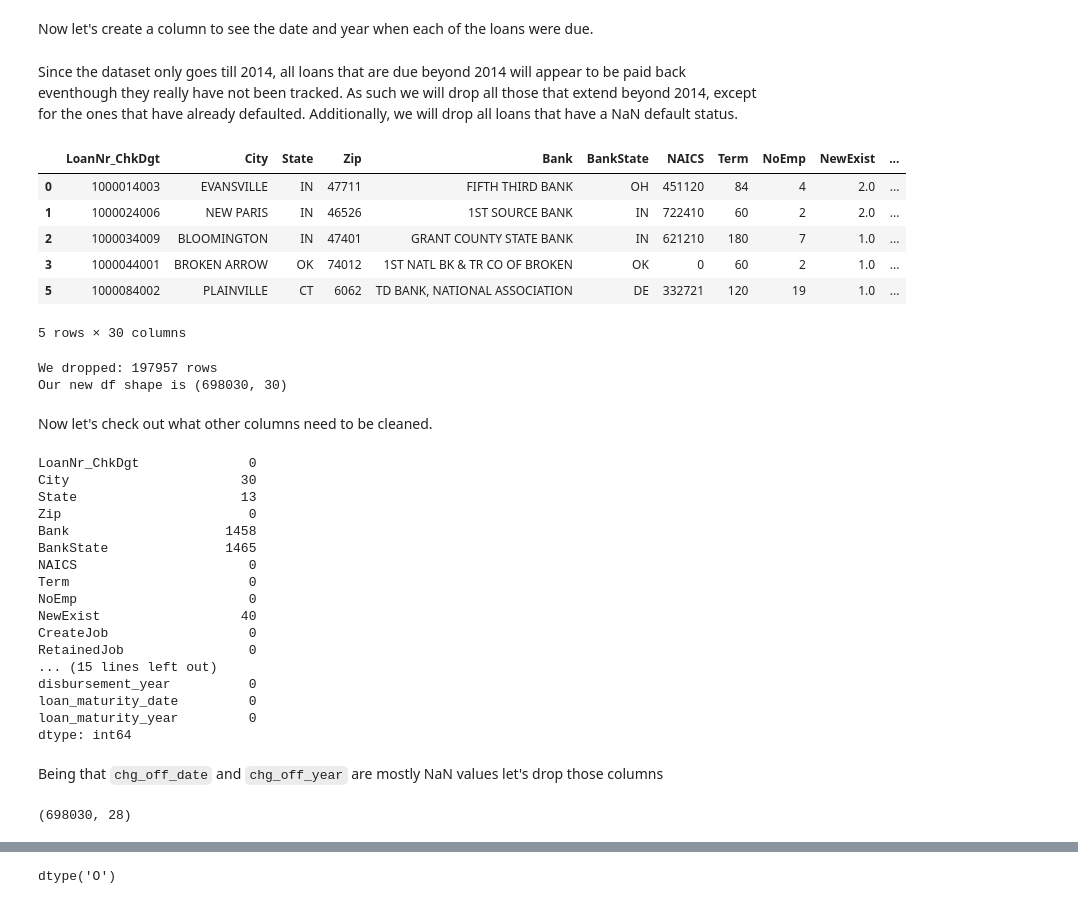
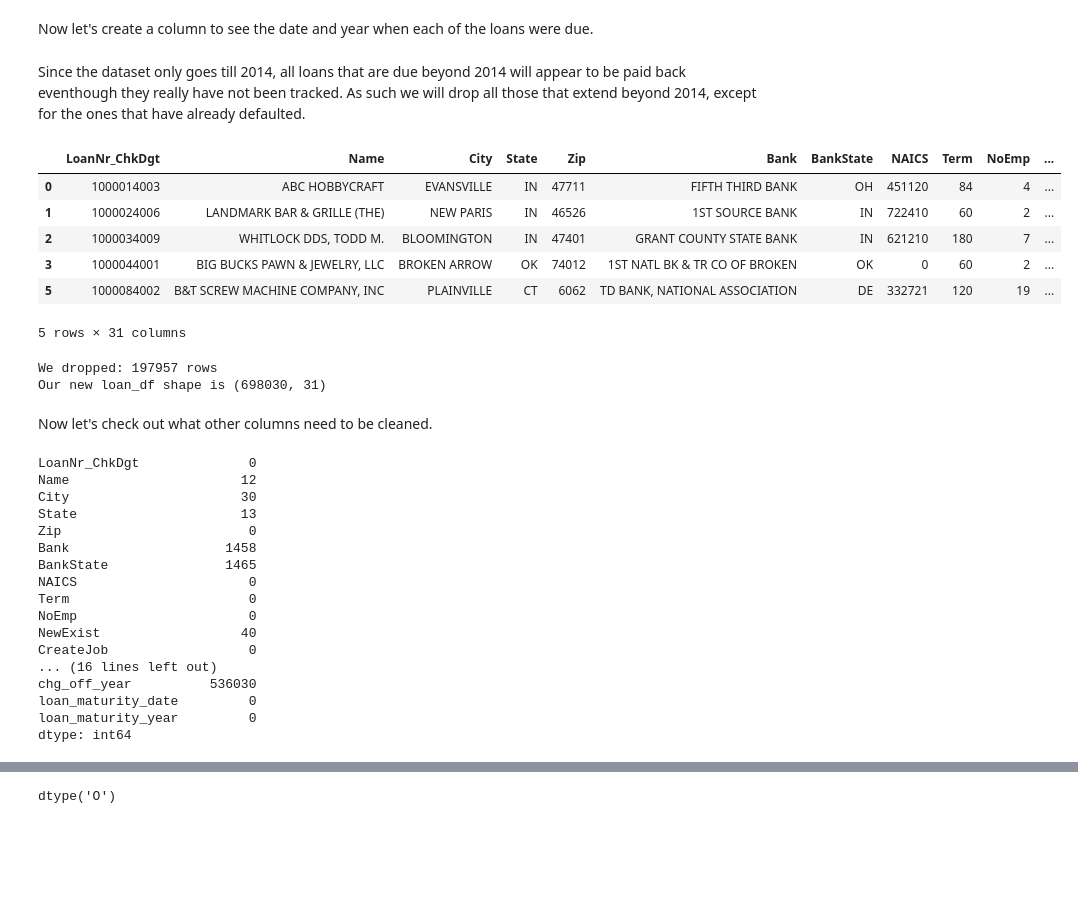
Before and after one commit to joshuaedelstein15/Loan_default, a Jupyter notebook: notebook.ipynb, the cells around one changed output, grey strips where cells are left out. Drawn from its saved outputs; the diff is of its cells as text; code cells hidden in the pictures; blank space fills up the shorter version.

```diff
--- a/notebook.ipynb
+++ b/notebook.ipynb
@@ -155,7 +151,7 @@ Name: proportion, dtype: float64
 We see that there are some rows where the disbursement date was earlier. Since it's such a small percentage of the overall data, let's go ahead and drop those rows, as there may be additional input inaccuracies.
 # %%
 #drop rows with earlier disbursement date
-df = df[df['disbursement_date'] >= df['approval_date']]
-len(df)
+loan_df = loan_df[loan_df['disbursement_date'] >= loan_df['approval_date']]
+len(loan_df)
 # %% [output]
 895987
@@ -164,5 +160,6 @@ Now let's continue with more datetime stuff. Let's convert the `ChgOffDate` colu
 # %%
 # Get the year from approval_date and chg_off_date
-df['approved_year'] = df['approval_date'].apply(lambda x: int(x.year))
-df['chg_off_year'] = df['chg_off_date'].apply(lambda x: int(x.year) if not x is pd.NaT else None).astype('Int64')
+loan_df['approved_year'] = loan_df['approval_date'].apply(lambda x: int(x.year))
+loan_df['disbursement_year'] = loan_df['disbursement_date'].apply(lambda x: int(x.year))
+loan_df['chg_off_year'] = loan_df['chg_off_date'].apply(lambda x: int(x.year) if not x is pd.NaT else None).astype('Int64')
 # %% [markdown]
@@ -177,44 +167,46 @@ df = df.drop(['DisbursementDate', 'ApprovalDate', 'Name',
+# %%
+loan_df = loan_df.drop(['DisbursementDate', 'ApprovalDate',
+                        'ChgOffDate', 'ApprovalFY', 'is_disbursement_later'], axis=1)
 # %% [markdown]
 Now let's create a column to see the date and year when each of the loans were due.
 # %%
-# Get disbursement year
-df['disbursement_year'] = df['disbursement_date'].dt.year.astype('Int64')
 #add the Term of the loan to the disbursement date to get the date when the loan was due
-df['loan_maturity_date'] = df.apply(lambda x: x['disbursement_date'] +
+loan_df['loan_maturity_date'] = loan_df.apply(lambda x: x['disbursement_date'] +
                                     pd.DateOffset(months = x['Term']), axis=1)
 # Get loan maturity year
-df['loan_maturity_year'] = df['loan_maturity_date'].dt.year.astype('Int64')
+loan_df['loan_maturity_year'] = loan_df['loan_maturity_date'].dt.year.astype('Int64')
 # %% [markdown]
-Since the dataset only goes till 2014, all loans that are due beyond 2014 will appear to be paid back eventhough they really have not been tracked. As such we will drop all those that extend beyond 2014, except for the ones that have already defaulted. Additionally, we will drop all loans that have a NaN default status.
+Since the dataset only goes till 2014, all loans that are due beyond 2014 will appear to be paid back eventhough they really have not been tracked. As such we will drop all those that extend beyond 2014, except for the ones that have already defaulted.
 # %%
-#calculate length of df before the drop
-original_length = len(df)
+#calculate length of loan_df before the drop
+original_length = len(loan_df)
 #drop loans that status is Paid in Full yet extend beyond 2014
-df = df.drop(df[(df['MIS_Status'] == 'P I F') & (df['loan_maturity_year'] > 2014)].index)
+loan_df = loan_df.drop(loan_df[(loan_df['MIS_Status'] == 'P I F') & (loan_df['loan_maturity_year'] > 2014)].index)
 
 # Loans that have no default status and extend beyond 2014 will also be dropped.
-df = df.drop(df[(df['MIS_Status'].isnull()) & (df['loan_maturity_year'] > 2014)].index) #242 dicarded
-df.head()
+loan_df = loan_df.drop(loan_df[(loan_df['MIS_Status'].isnull()) & (loan_df['loan_maturity_year'] > 2014)].index) #242 dicarded
+loan_df.head()
 # %% [output]
-|  | LoanNr_ChkDgt | City | State | Zip | Bank | BankState | NAICS | Term | NoEmp | NewExist | ... |
-| 0 | 1000014003 | EVANSVILLE | IN | 47711 | FIFTH THIRD BANK | OH | 451120 | 84 | 4 | 2.0 | ... |
-| 1 | 1000024006 | NEW PARIS | IN | 46526 | 1ST SOURCE BANK | IN | 722410 | 60 | 2 | 2.0 | ... |
-| 2 | 1000034009 | BLOOMINGTON | IN | 47401 | GRANT COUNTY STATE BANK | IN | 621210 | 180 | 7 | 1.0 | ... |
-| 3 | 1000044001 | BROKEN ARROW | OK | 74012 | 1ST NATL BK & TR CO OF BROKEN | OK | 0 | 60 | 2 | 1.0 | ... |
-| 5 | 1000084002 | PLAINVILLE | CT | 6062 | TD BANK, NATIONAL ASSOCIATION | DE | 332721 | 120 | 19 | 1.0 | ... |
+|  | LoanNr_ChkDgt | Name | City | State | Zip | Bank | BankState | NAICS | Term | NoEmp | ... |
+| 0 | 1000014003 | ABC HOBBYCRAFT | EVANSVILLE | IN | 47711 | FIFTH THIRD BANK | OH | 451120 | 84 | 4 | ... |
+| 1 | 1000024006 | LANDMARK BAR & GRILLE (THE) | NEW PARIS | IN | 46526 | 1ST SOURCE BANK | IN | 722410 | 60 | 2 | ... |
+| 2 | 1000034009 | WHITLOCK DDS, TODD M. | BLOOMINGTON | IN | 47401 | GRANT COUNTY STATE BANK | IN | 621210 | 180 | 7 | ... |
+| 3 | 1000044001 | BIG BUCKS PAWN & JEWELRY, LLC | BROKEN ARROW | OK | 74012 | 1ST NATL BK & TR CO OF BROKEN | OK | 0 | 60 | 2 | ... |
+| 5 | 1000084002 | B&T SCREW MACHINE COMPANY, INC | PLAINVILLE | CT | 6062 | TD BANK, NATIONAL ASSOCIATION | DE | 332721 | 120 | 19 | ... |
-5 rows × 30 columns
+5 rows × 31 columns
 # %%
-print(f'We dropped: {original_length - len(df)} rows')
-print(f'Our new df shape is {df.shape}')
+print(f'We dropped: {original_length - len(loan_df)} rows')
+print(f'Our new loan_df shape is {loan_df.shape}')
 # %% [output]
 We dropped: 197957 rows
-Our new df shape is (698030, 30)
+Our new loan_df shape is (698030, 31)
 # %% [markdown]
 Now let's check out what other columns need to be cleaned.
 # %%
-df.isna().sum()
+loan_df.isna().sum()
 # %% [output]
 LoanNr_ChkDgt              0
+Name                      12
 City                      30
 State                     13
 Zip                        0
@@ -225,16 +217,8 @@ Term                       0
 NoEmp                      0
 NewExist                  40
 CreateJob                  0
-RetainedJob                0
-... (15 lines left out)
-disbursement_year          0
+... (16 lines left out)
+chg_off_year          536030
 loan_maturity_date         0
 loan_maturity_year         0
 dtype: int64
-# %% [markdown]
-Being that `chg_off_date` and `chg_off_year` are mostly NaN values let's drop those columns
-# %%
-df = df.drop(columns=['chg_off_date','chg_off_year'], axis=1)
-df.shape
-# %% [output]
-(698030, 28)
```
Also changed, not shown: parts of 172 cells of this notebook.
